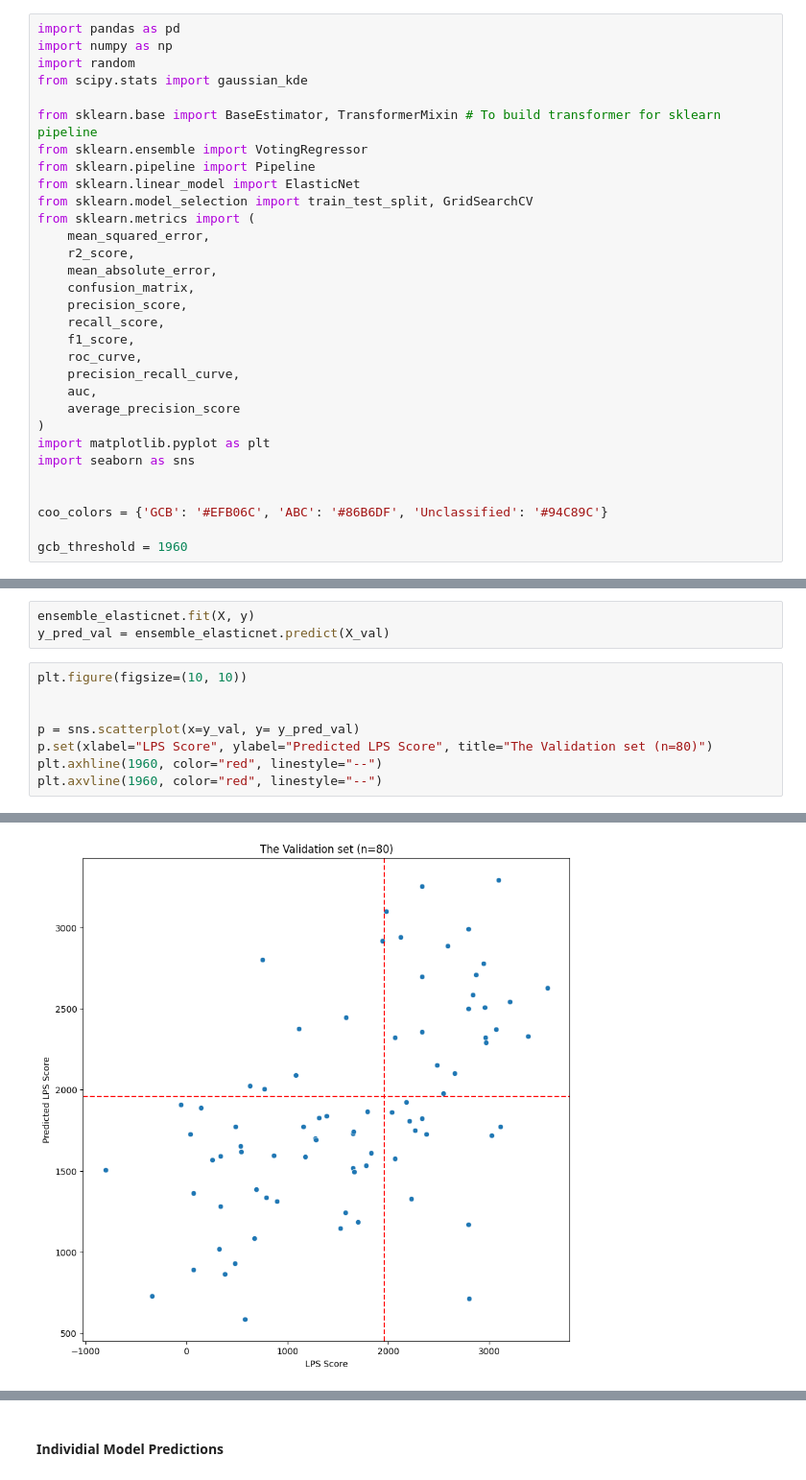
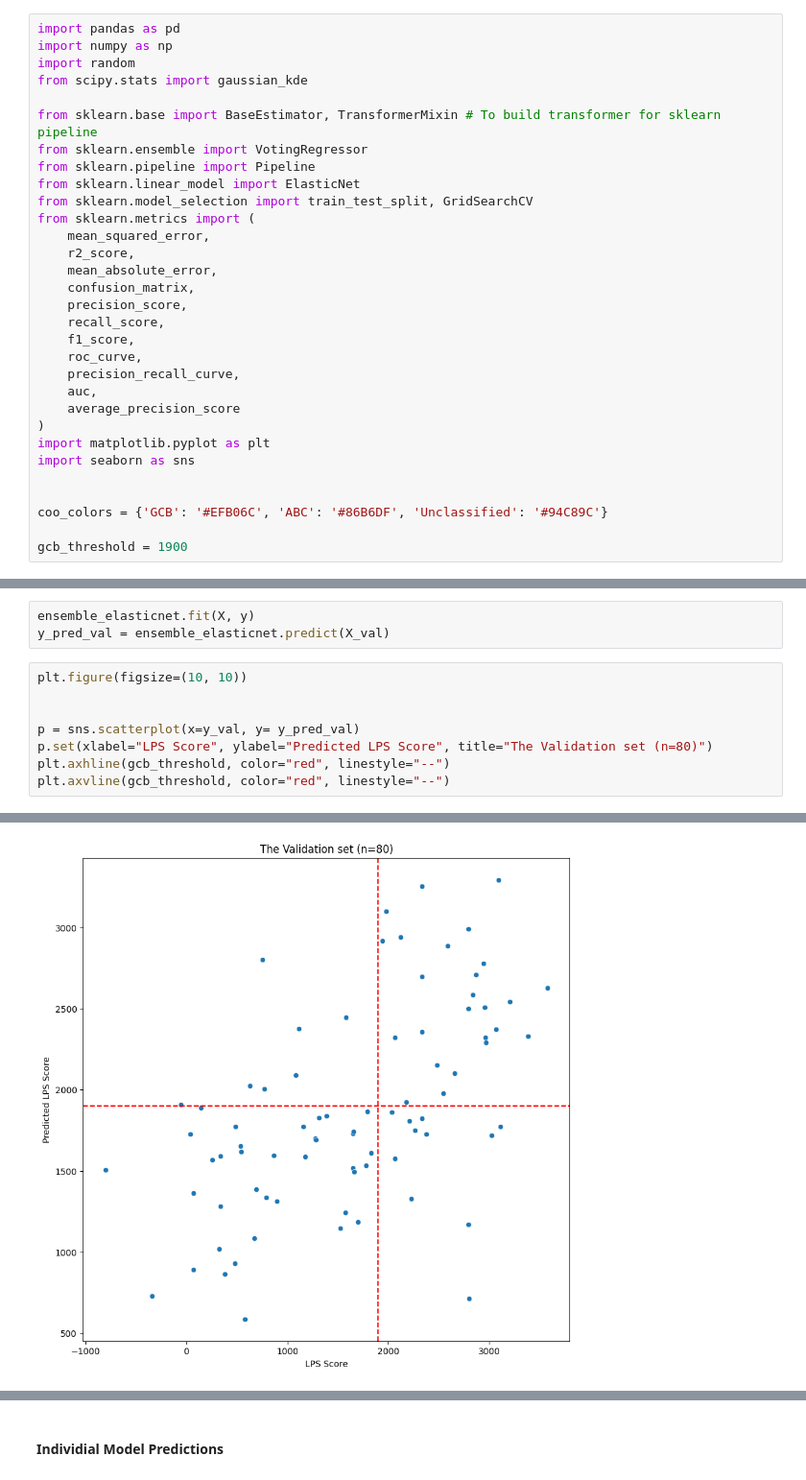
Before and after one commit to etabari/goya_paper, a Jupyter notebook: coo-modeling/03.01-ens-regression-gene_noAf.ipynb, the cells around one changed output, grey strips where cells are left out. Shown: that part at 96% size. Saved outputs shown, nothing was run; the diff lists cells and outputs as text.

```diff
--- a/coo-modeling/03.01-ens-regression-gene_noAf.ipynb
+++ b/coo-modeling/03.01-ens-regression-gene_noAf.ipynb
@@ -33,7 +33,7 @@ import seaborn as sns
 
 coo_colors = {'GCB': '#EFB06C', 'ABC': '#86B6DF', 'Unclassified': '#94C89C'}
 
-gcb_threshold = 1960
+gcb_threshold = 1900
 # %% [markdown]
 ## Train/Test + Validation splits
 
@@ -344,14 +357,14 @@ y_pred_val = ensemble_elasticnet.predict(X_val)
 # %%
 plt.figure(figsize=(10, 10))
 
 
 p = sns.scatterplot(x=y_val, y= y_pred_val)
 p.set(xlabel="LPS Score", ylabel="Predicted LPS Score", title="The Validation set (n=80)")
-plt.axhline(1960, color="red", linestyle="--")
-plt.axvline(1960, color="red", linestyle="--")
+plt.axhline(gcb_threshold, color="red", linestyle="--")
+plt.axvline(gcb_threshold, color="red", linestyle="--")
 # %% [output]
 <matplotlib.lines.Line2D at 0x...>
-[figure, old version]
+[figure, new version]
 # %%
 ## ABC (non-GCB) samples are above the threshold (positive class)
 y_val_class = (y_val >= gcb_threshold).astype(int)
```
Also changed, not shown: parts of 8 cells of this notebook, 1 other file.
